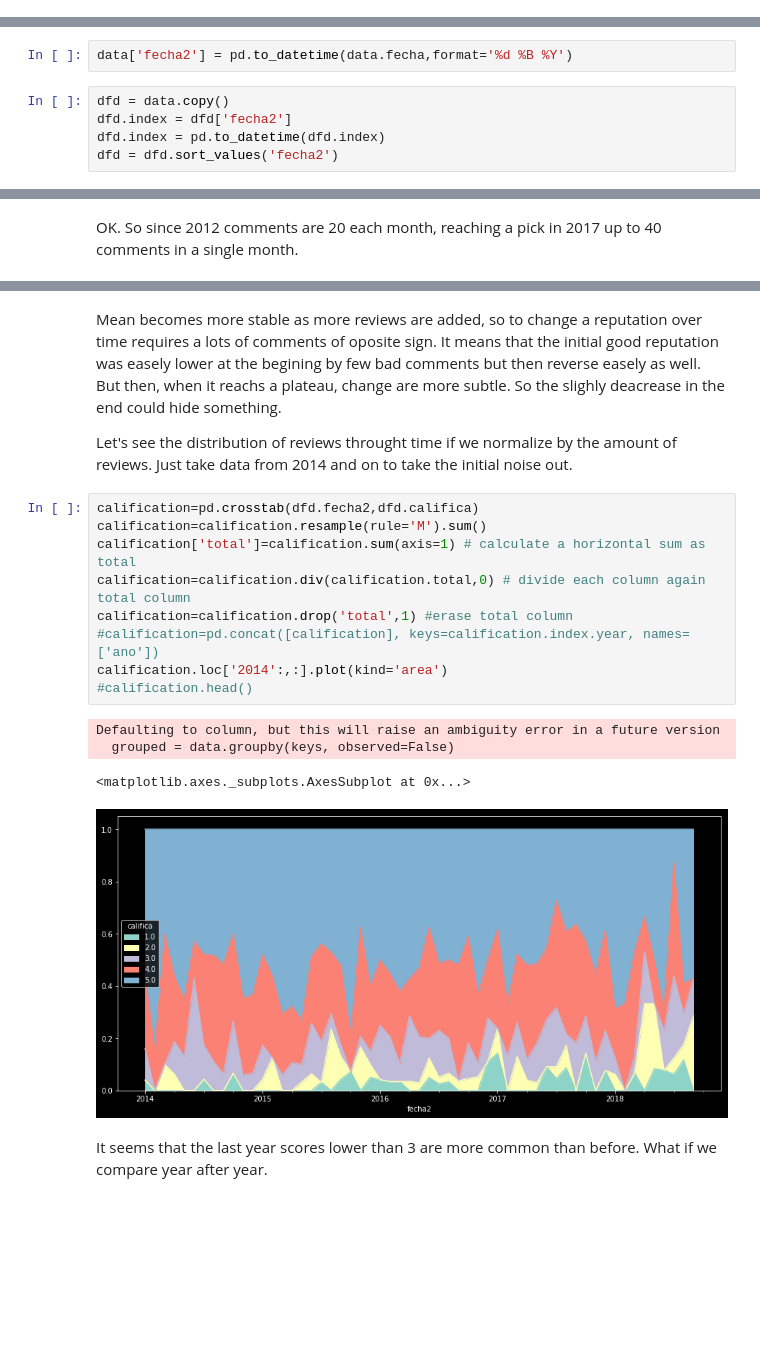
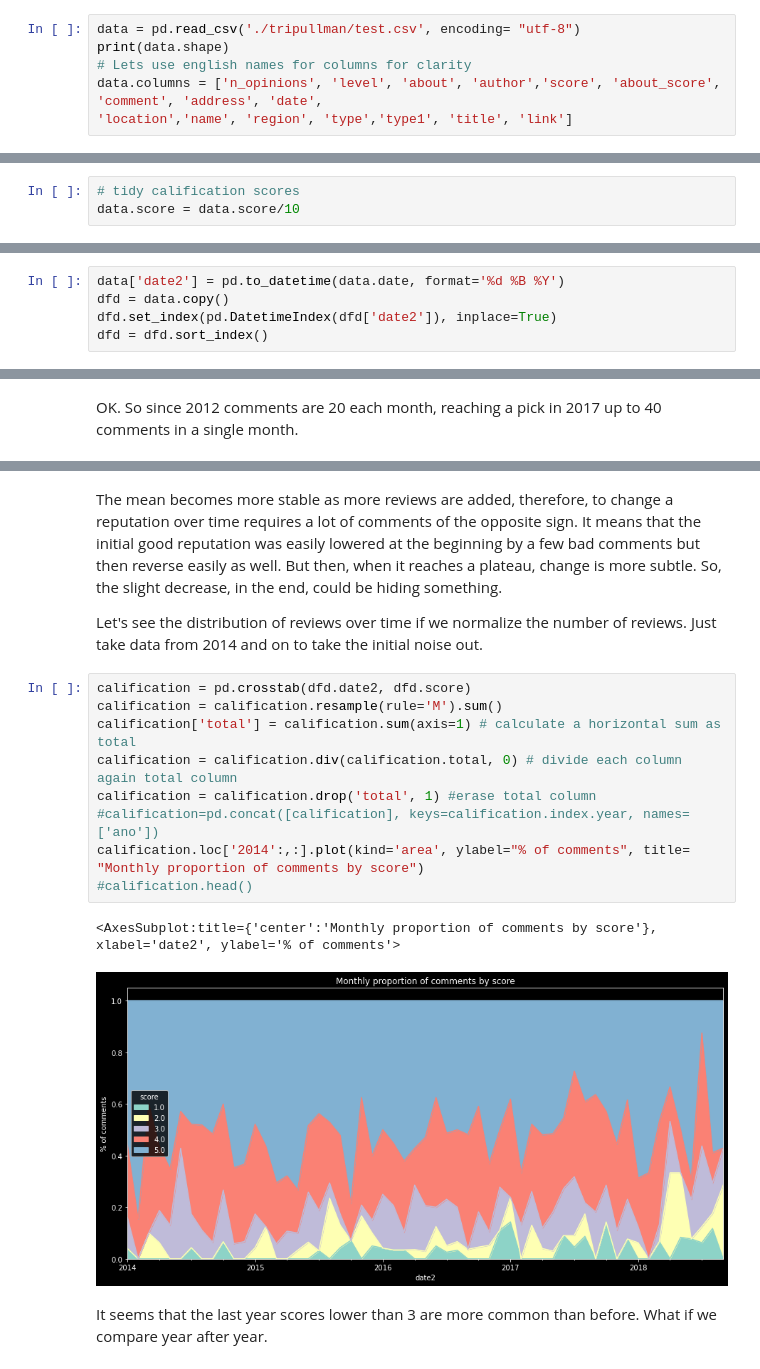
Before and after one commit to pippo-sci/Pullman, a Jupyter notebook: Reputation Timeline Sea Temple.ipynb, the cells around one changed output, grey strips where cells are left out. Drawn from its saved outputs; the diff is of its cells as text; blank space fills up the shorter version.

```diff
--- a/Reputation Timeline Sea Temple.ipynb
+++ b/Reputation Timeline Sea Temple.ipynb
@@ -36,0 +44,6 @@ data.califica = data.califica/10
+# %%
+data = pd.read_csv('./tripullman/test.csv', encoding= "utf-8")
+print(data.shape)
+# Lets use english names for columns for clarity
+data.columns = ['n_opinions', 'level', 'about', 'author','score', 'about_score', 'comment', 'address', 'date',
+'location','name', 'region', 'type','type1', 'title', 'link']
@@ -37 +59,4 @@ data.califica = data.califica/10
+# %%
+# tidy calification scores
+data.score = data.score/10
 # %% [markdown]
@@ -62,7 +87,5 @@ First I should see how many commentaries the resort has monthly.
 # %%
-data['fecha2'] = pd.to_datetime(data.fecha,format='%d %B %Y')
+data['date2'] = pd.to_datetime(data.date, format='%d %B %Y')
+dfd = data.copy()
+dfd.set_index(pd.DatetimeIndex(dfd['date2']), inplace=True)
+dfd = dfd.sort_index()
-# %%
-dfd = data.copy()
-dfd.index = dfd['fecha2']
-dfd.index = pd.to_datetime(dfd.index)
-dfd = dfd.sort_values('fecha2')
@@ -112,21 +130,19 @@ lineaAccum.plot(kind='line')
 # %% [markdown]
-Mean becomes more stable as more reviews are added, so to change a reputation over time requires a lots of comments of oposite sign. It means that the initial good reputation was easely lower at the begining by few bad comments but then reverse easely as well. But then, when it reachs a plateau, change are more subtle. So the slighly deacrease in the end could hide something.
+The mean becomes more stable as more reviews are added, therefore, to change a reputation over time requires a lot of comments of the opposite sign. It means that the initial good reputation was easily lowered at the beginning by a few bad comments but then reverse easily as well. But then, when it reaches a plateau, change is more subtle. So, the slight decrease, in the end, could be hiding something.
 
-Let's see the distribution of reviews throught time if we normalize by the amount of reviews. Just take data  from 2014 and on to take the initial noise out.
+Let's see the distribution of reviews over time if we normalize the number of reviews. Just take data from 2014 and on to take the initial noise out.
 # %%
-calification=pd.crosstab(dfd.fecha2,dfd.califica)
-calification=calification.resample(rule='M').sum()
-calification['total']=calification.sum(axis=1) # calculate a horizontal sum as total
-calification=calification.div(calification.total,0) # divide each column again total column
-calification=calification.drop('total',1) #erase total column
+calification = pd.crosstab(dfd.date2, dfd.score)
+calification = calification.resample(rule='M').sum()
+calification['total'] = calification.sum(axis=1) # calculate a horizontal sum as total
+calification = calification.div(calification.total, 0) # divide each column again total column
+calification = calification.drop('total', 1) #erase total column
 #calification=pd.concat([calification], keys=calification.index.year, names=['ano'])
-calification.loc['2014':,:].plot(kind='area')
+calification.loc['2014':,:].plot(kind='area', ylabel="% of comments", title= "Monthly proportion of comments by score")
 #calification.head()
 # %% [output]
-Defaulting to column, but this will raise an ambiguity error in a future version
-  grouped = data.groupby(keys, observed=False)
+<AxesSubplot:title={'center':'Monthly proportion of comments by score'}, xlabel='date2', ylabel='% of comments'>
-<matplotlib.axes._subplots.AxesSubplot at 0x...>
-[figure, old version]
+[figure, new version]
 # %% [markdown]
 It seems that the last year scores lower than 3 are more common than before. What if we compare year after year.
 # %%
```
Also changed, not shown: parts of 91 cells of this notebook.
